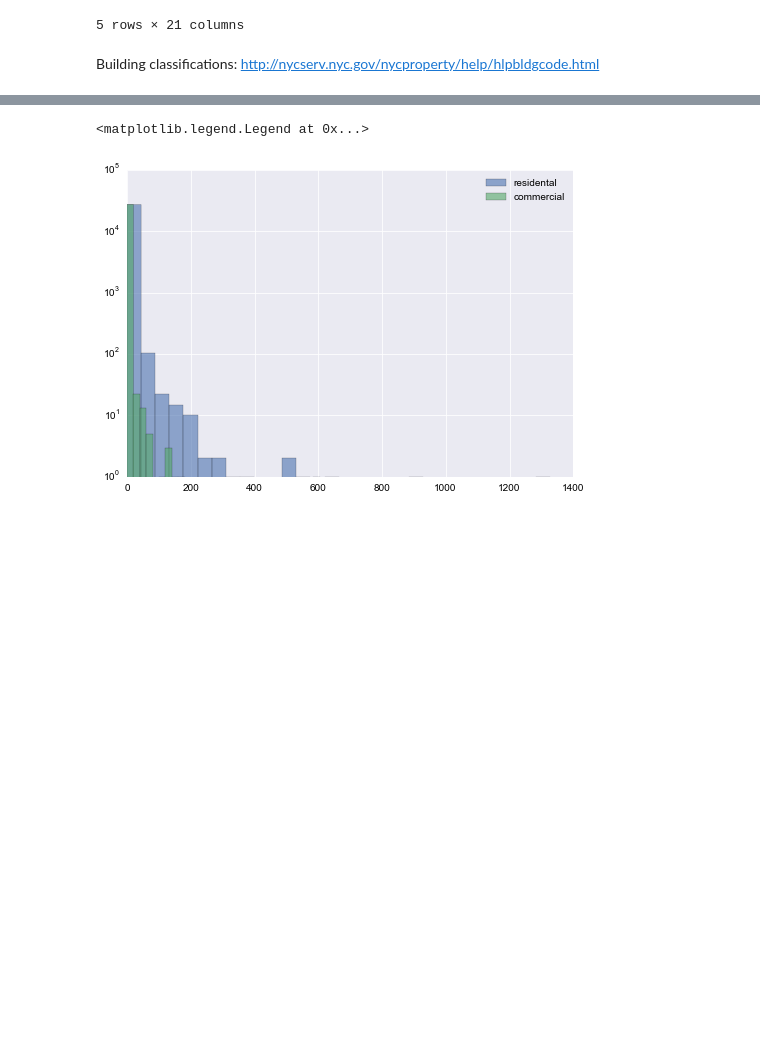
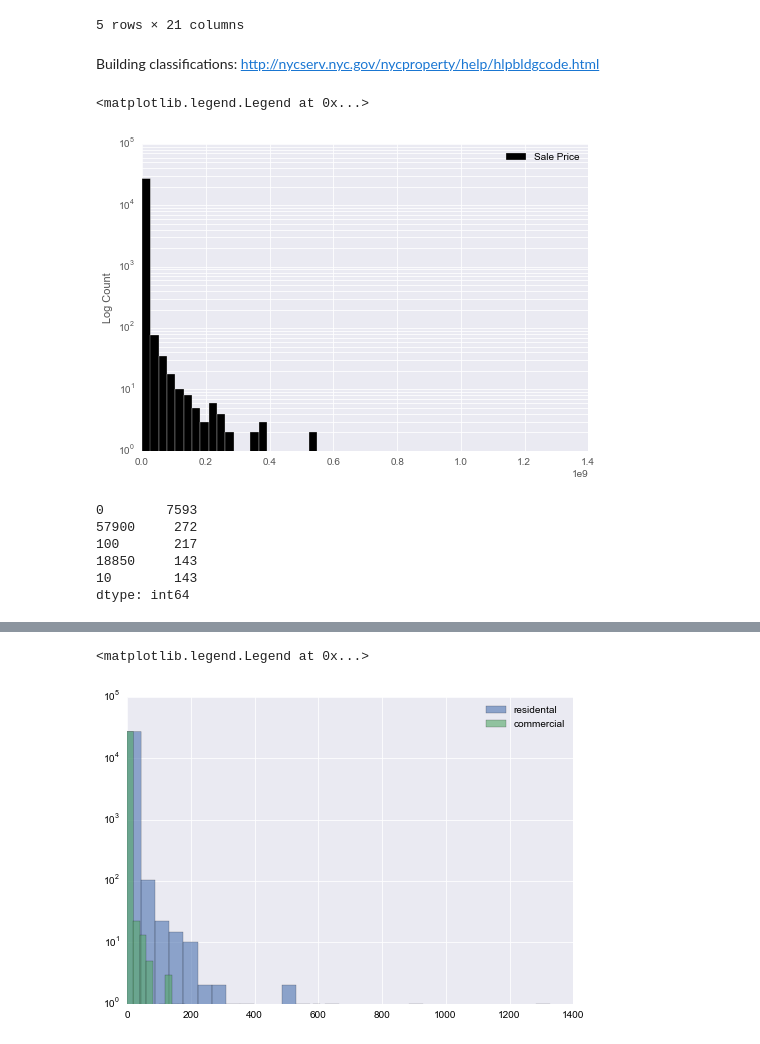
Before and after one commit to TomAugspurger/doing_data_science, a Jupyter notebook: Chapter 02 -- RealDirect Data Strategy.ipynb, the cells around one changed output, grey strips where cells are left out. Cells and saved outputs as stored; diff of their text form; code cells hidden in the pictures; blank space fills up the shorter version.

```diff
--- a/Chapter 02 -- RealDirect Data Strategy.ipynb
+++ b/Chapter 02 -- RealDirect Data Strategy.ipynb
@@ -17,5 +32,8 @@ rollingsales_statenisland.xls
 # %%
-df = pd.read_excel("dds_datasets/rollingsales_manhattan.xls", 0, skiprows=4)  # just 1 sheet
+# The first 4 rows are some header info. Just discard for now.
+
+df = pd.read_excel("dds_datasets/rollingsales_manhattan.xls", 0,
+                   skiprows=4)
 print(df.dtypes)
 df.head()
 # %% [output]
@@ -49 +68,22 @@ Building classifications: http://nycserv.nyc.gov/nycproperty/help/hlpbldgcode.ht
 df = df.rename(columns=lambda x: x.replace('\n', '').replace('-', '_').replace(' ', '_').lower())
+# %%
+# massive outliers in sale price
+# TODO: matplotlib offset xticklabels
+
+ax = df.saleprice.hist(log=True, bins=50, color='k', label='Sale Price')
+ax.set_ylabel('Log Count')
+ax.legend()
+# %% [output]
+<matplotlib.legend.Legend at 0x...>
+[figure, added]
+# %%
+# There's a lot of sales at 0:
+
+pd.value_counts(df.saleprice).head()
+# %% [output]
+0        7593
+57900     272
+100       217
+18850     143
+10        143
+dtype: int64
```
Also changed, not shown: parts of 11 cells of this notebook, 1 other file.
